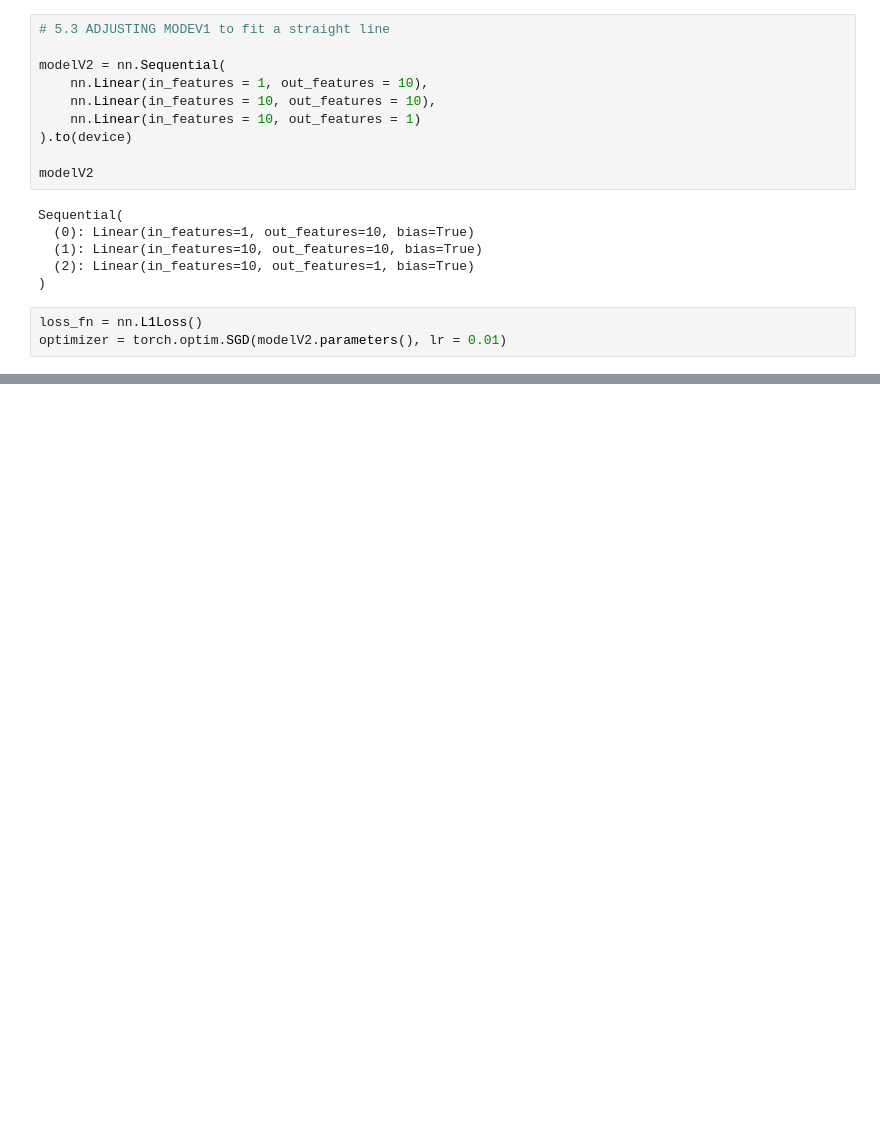
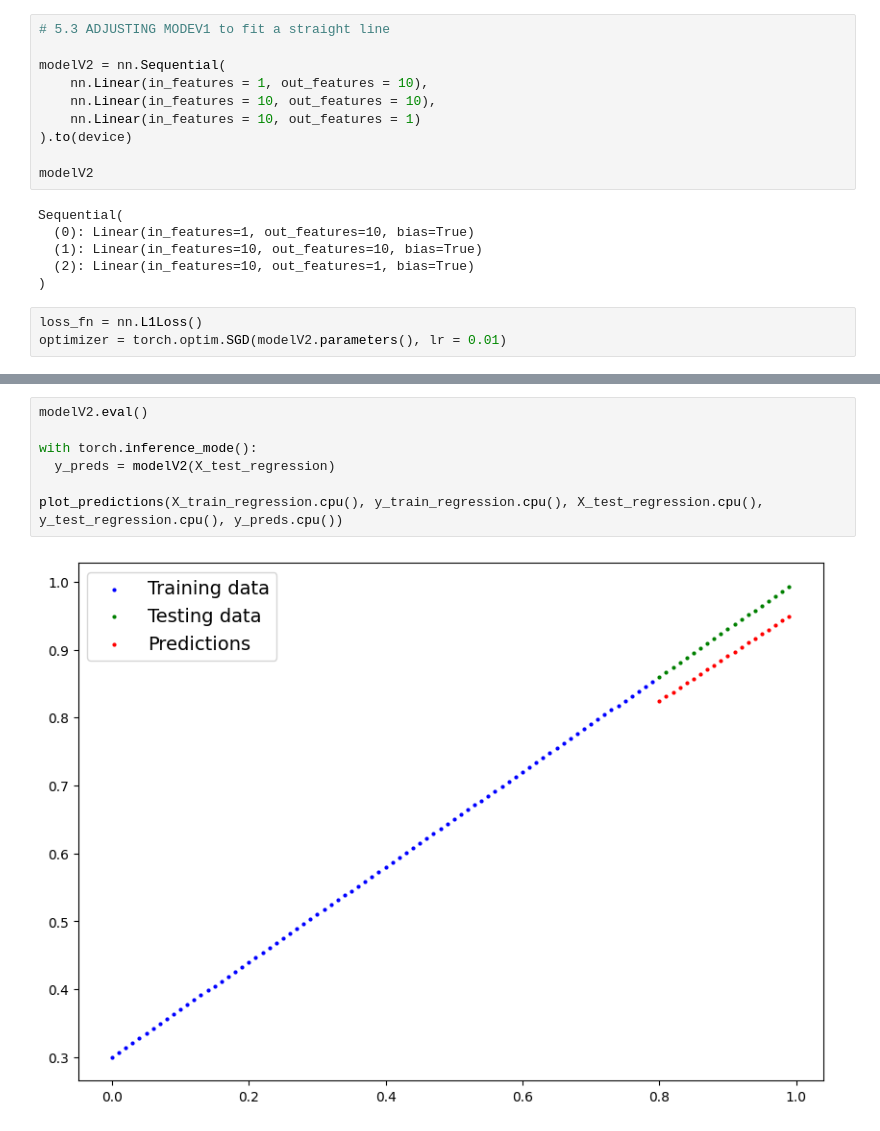
Before and after one commit to Nounsidev/PyTorch_Learning, a Jupyter notebook: 4_Classification.ipynb, the cells around one changed output, grey strips where cells are left out. Cells and saved outputs as stored; diff of their text form; blank space fills up the shorter version.

```diff
--- a/4_Classification.ipynb
+++ b/4_Classification.ipynb
@@ -498,0 +498,9 @@ Epoch: 900 | Loss: 0.01248 | Test Loss: 0.00254
+# %%
+modelV2.eval()
+
+with torch.inference_mode():
+  y_preds = modelV2(X_test_regression)
+
+plot_predictions(X_train_regression.cpu(), y_train_regression.cpu(), X_test_regression.cpu(), y_test_regression.cpu(), y_preds.cpu())
+# %% [output]
+[figure, added]
```
Also changed, not shown: parts of 23 cells of this notebook.
